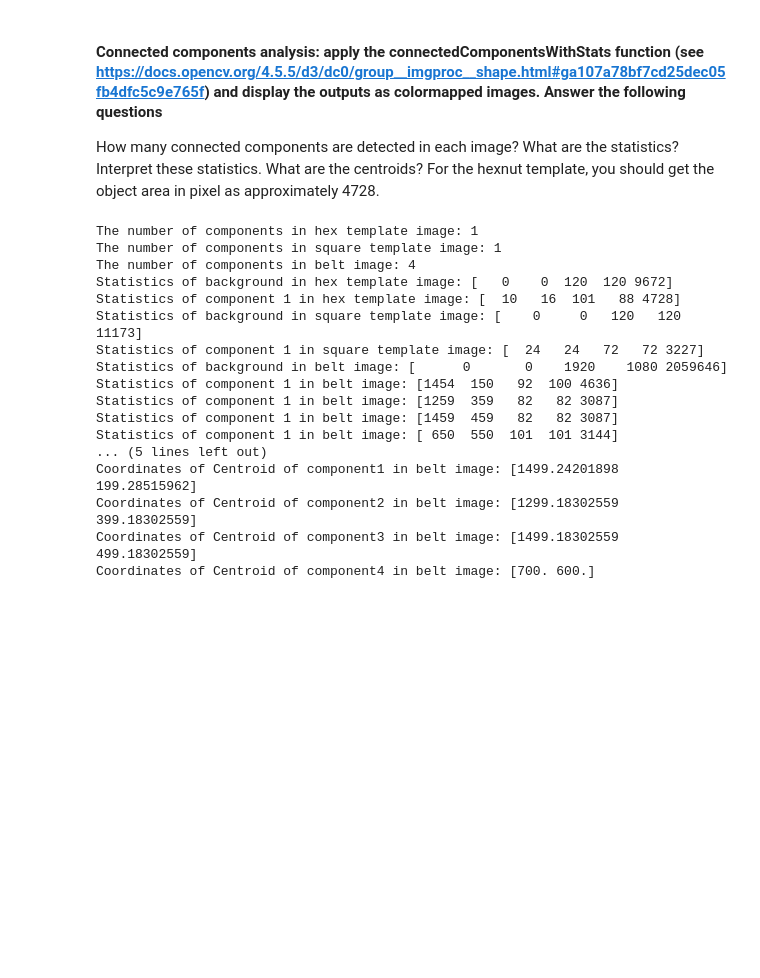
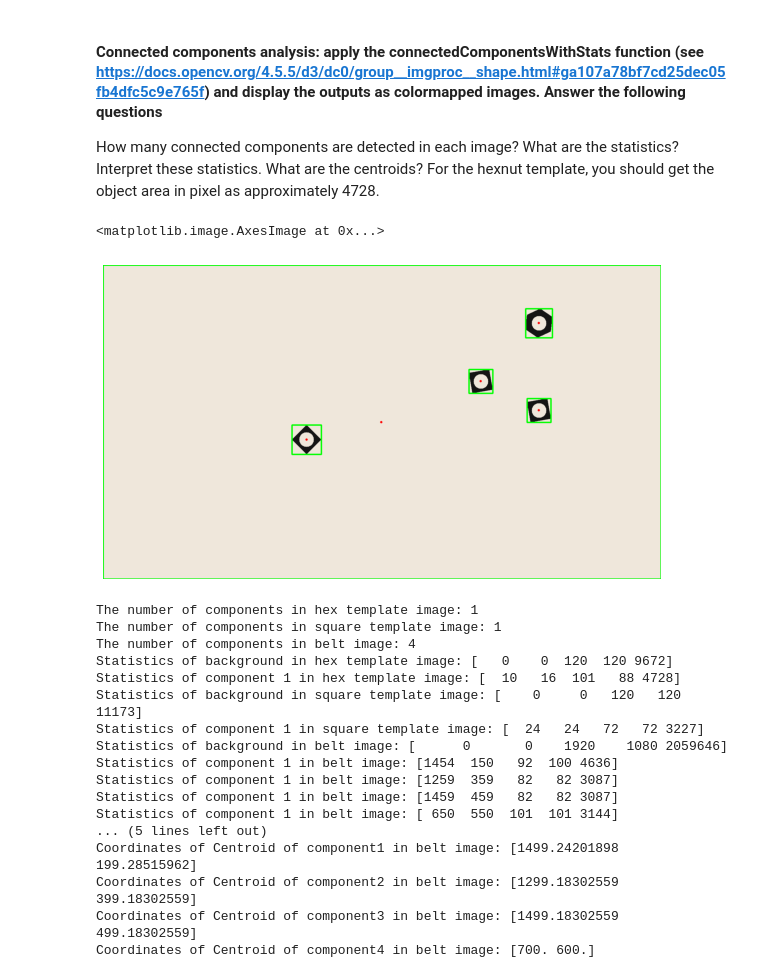
Before and after one commit to DNWidanapathiranage/-Image-Processing-and-Machine-Vision, a Jupyter notebook: Assignment3/assignment3.ipynb, the cells around one changed output. Saved outputs shown, nothing was run; the diff lists cells and outputs as text; code cells hidden in the pictures; blank space fills up the shorter version.

```diff
--- a/Assignment3/assignment3.ipynb
+++ b/Assignment3/assignment3.ipynb
@@ -82,6 +82,28 @@ connectivity=8
 retval_h, labels_h, stats_h, centroids_h=cv.connectedComponentsWithStats(closing_hexnut, connectivity,ltype = cv.CV_32S  )
 retval_s, labels_s, stats_s, centroids_s=cv.connectedComponentsWithStats(closing_squrenut, connectivity,ltype = cv.CV_32S  )
 retval_c, labels_c, stats_c, centroids_c=cv.connectedComponentsWithStats(closing_conveyor_f100, connectivity,ltype = cv.CV_32S  )
+# %%
+# loop over the number of unique connected component labels
+output = conveyor_f100.copy()
+for i in range(0, retval_c):
+	# extract the connected component statistics and centroid for the current label
+	x = stats_c[i, cv.CC_STAT_LEFT]
+	y = stats_c[i, cv.CC_STAT_TOP]
+	w = stats_c[i, cv.CC_STAT_WIDTH]
+	h = stats_c[i, cv.CC_STAT_HEIGHT]
+	area = stats_c[i, cv.CC_STAT_AREA]
+	(cX, cY) = centroids_c[i]
+	cv.rectangle(output, (x, y), (x + w, y + h), (0, 255, 0), 3)
+	cv.circle(output, (int(cX), int(cY)), 4, (0, 0, 255), -1)
+
+
+
+fig, ax = plt. subplots(1,1,figsize = (10,10))
+ax.set_axis_off()
+plt.imshow(cv.cvtColor(output, cv.COLOR_RGB2BGR))
+# %% [output]
+<matplotlib.image.AxesImage at 0x...>
+[figure, added]
 # %%
 #number of labels including the background label= retval
 print('The number of components in hex template image:', retval_h-1)
```
